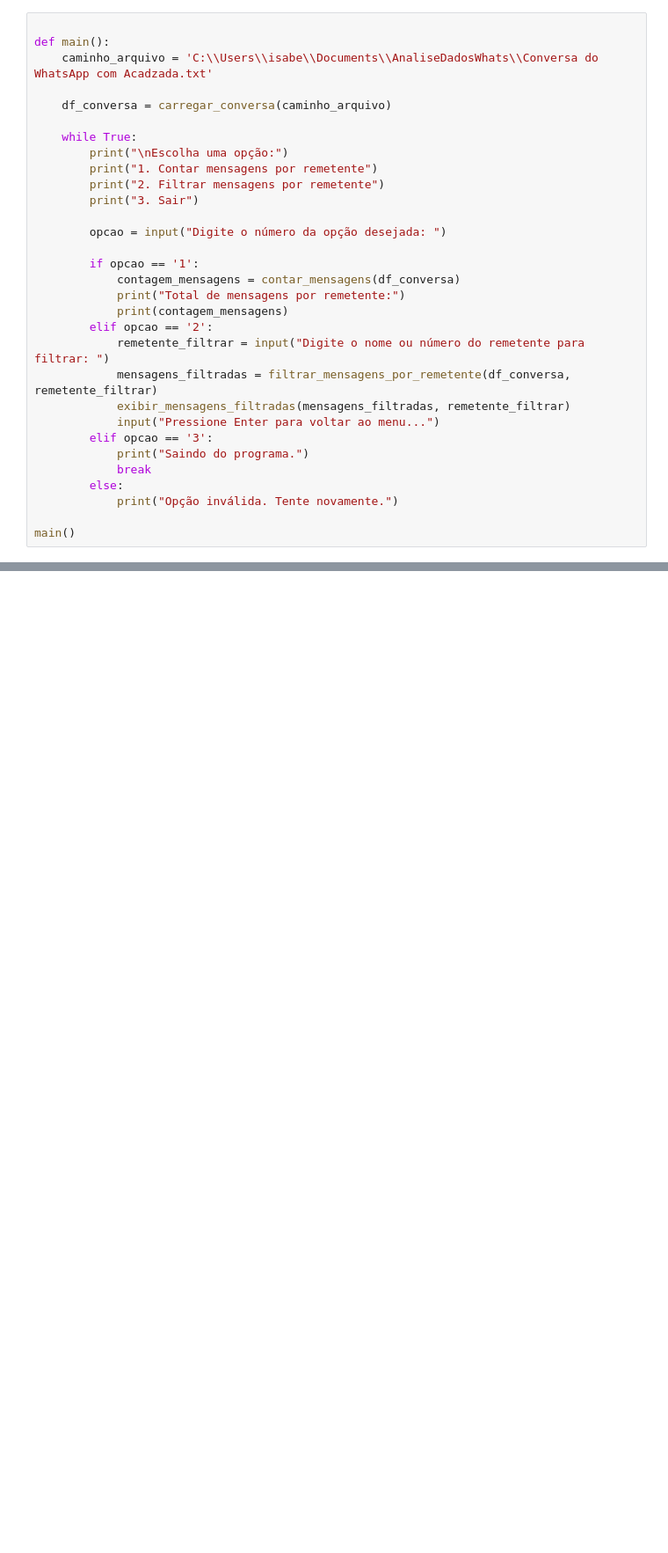
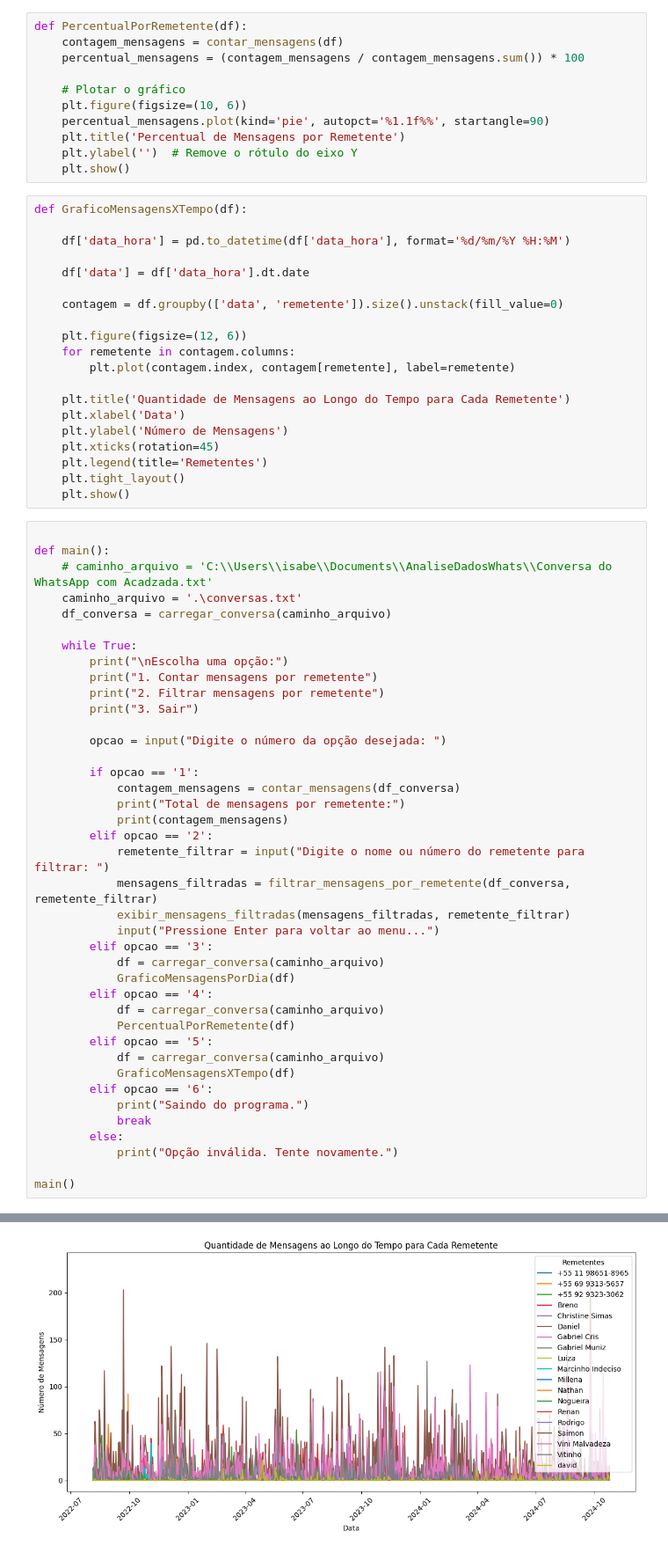
Before and after one commit to isabelaDelboni/AnaliseDadosWhats, a Jupyter notebook: AnaliseDados.ipynb, the cells around one changed output, grey strips where cells are left out. Shown: that part at 88% size. Drawn from its saved outputs; the diff is of its cells as text; blank space fills up the shorter version.

```diff
--- a/AnaliseDados.ipynb
+++ b/AnaliseDados.ipynb
@@ -39,8 +66,39 @@ def exibir_mensagens_filtradas(mensagens, remetente_filtrar):
+# %%
+def PercentualPorRemetente(df):
+    contagem_mensagens = contar_mensagens(df)
+    percentual_mensagens = (contagem_mensagens / contagem_mensagens.sum()) * 100
+
+    # Plotar o gráfico
+    plt.figure(figsize=(10, 6))
+    percentual_mensagens.plot(kind='pie', autopct='%1.1f%%', startangle=90)
+    plt.title('Percentual de Mensagens por Remetente')
+    plt.ylabel('')  # Remove o rótulo do eixo Y
+    plt.show()
+# %%
+def GraficoMensagensXTempo(df):
+
+    df['data_hora'] = pd.to_datetime(df['data_hora'], format='%d/%m/%Y %H:%M')
+
+    df['data'] = df['data_hora'].dt.date
+
+    contagem = df.groupby(['data', 'remetente']).size().unstack(fill_value=0)
+
+    plt.figure(figsize=(12, 6))
+    for remetente in contagem.columns:
+        plt.plot(contagem.index, contagem[remetente], label=remetente)
+
+    plt.title('Quantidade de Mensagens ao Longo do Tempo para Cada Remetente')
+    plt.xlabel('Data')
+    plt.ylabel('Número de Mensagens')
+    plt.xticks(rotation=45)
+    plt.legend(title='Remetentes')
+    plt.tight_layout()
+    plt.show()
 # %%
 
 def main():
-    caminho_arquivo = 'C:\\Users\\isabe\\Documents\\AnaliseDadosWhats\\Conversa do WhatsApp com Acadzada.txt'
-
+    # caminho_arquivo = 'C:\\Users\\isabe\\Documents\\AnaliseDadosWhats\\Conversa do WhatsApp com Acadzada.txt'
+    caminho_arquivo = '.\conversas.txt'
     df_conversa = carregar_conversa(caminho_arquivo)
 
     while True:
@@ -61,6 +119,15 @@ def main():
             exibir_mensagens_filtradas(mensagens_filtradas, remetente_filtrar)
             input("Pressione Enter para voltar ao menu...")
         elif opcao == '3':
+            df = carregar_conversa(caminho_arquivo)
+            GraficoMensagensPorDia(df)
+        elif opcao == '4':
+            df = carregar_conversa(caminho_arquivo)
+            PercentualPorRemetente(df)
+        elif opcao == '5':
+            df = carregar_conversa(caminho_arquivo)
+            GraficoMensagensXTempo(df)
+        elif opcao == '6':
             print("Saindo do programa.")
             break
         else:
@@ -87,0 +142 @@ Mensagens do remetente:
+[figure, added]
```
Also changed, not shown: parts of 3 cells of this notebook, 1 other file.
